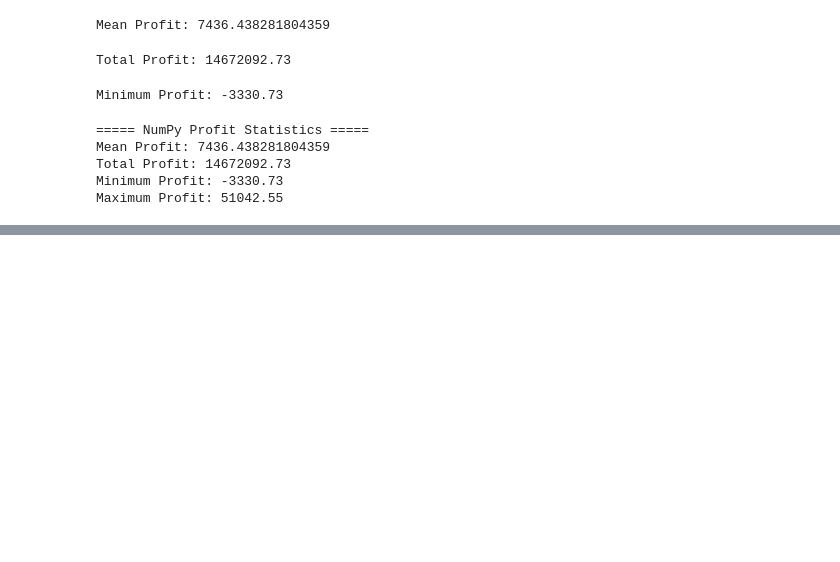
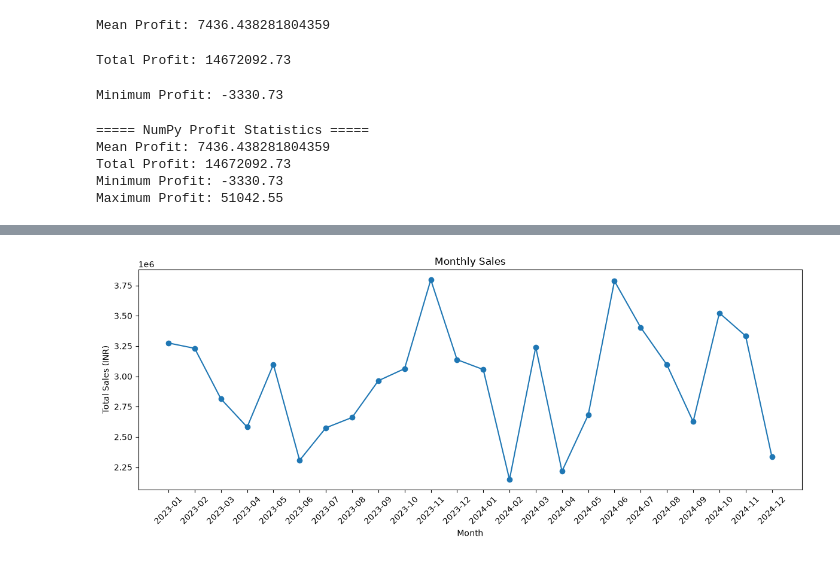
Before and after one commit to VrushaliAPoojary/Data-Analysis, a Jupyter notebook: notebooks/StayEase_Analysis.ipynb, the cells around one changed output, grey strips where cells are left out. Drawn from its saved outputs; the diff is of its cells as text; code cells hidden in the pictures; blank space fills up the shorter version.

Commit message:
line chart created

```diff
--- a/notebooks/StayEase_Analysis.ipynb
+++ b/notebooks/StayEase_Analysis.ipynb
@@ -669,0 +695,7 @@ Maximum Profit: 51042.55
+# %%
+monthly_sales = (
+    df.groupby(df["OrderDate"].dt.to_period("M"))["Sales"]
+    .sum()
+)
+
+monthly_sales
@@ -669,0 +720,19 @@ Maximum Profit: 51042.55
+# %%
+plt.figure(figsize=(12, 5))
+
+plt.plot(
+    monthly_sales.index.astype(str),
+    monthly_sales.values,
+    marker="o"
+)
+
+plt.title("Monthly Sales")
+plt.xlabel("Month")
+plt.ylabel("Total Sales (INR)")
+
+plt.xticks(rotation=45)
+
+plt.tight_layout()
+plt.show()
+# %% [output]
+[figure, added]
```
Also changed, not shown: parts of 6 cells of this notebook.
